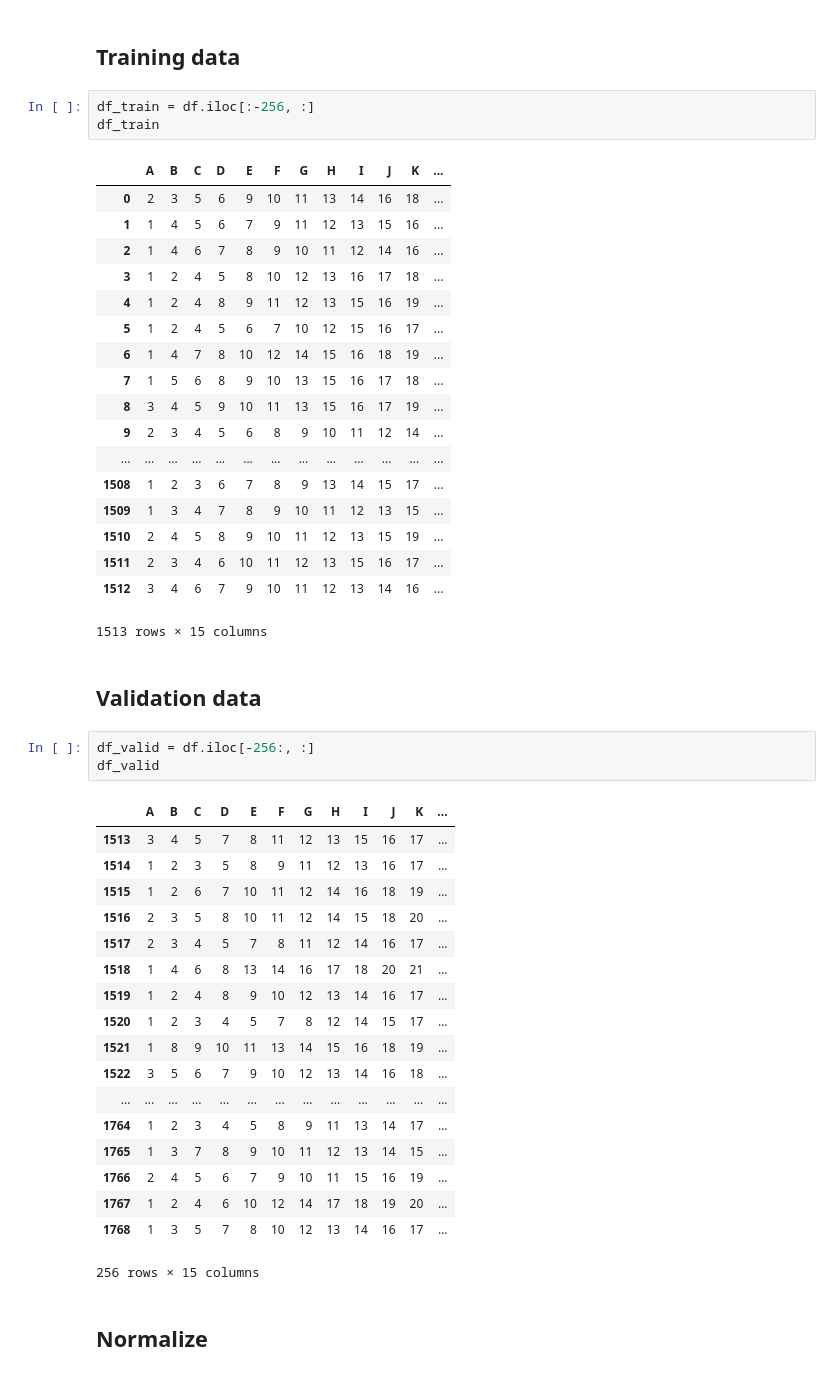
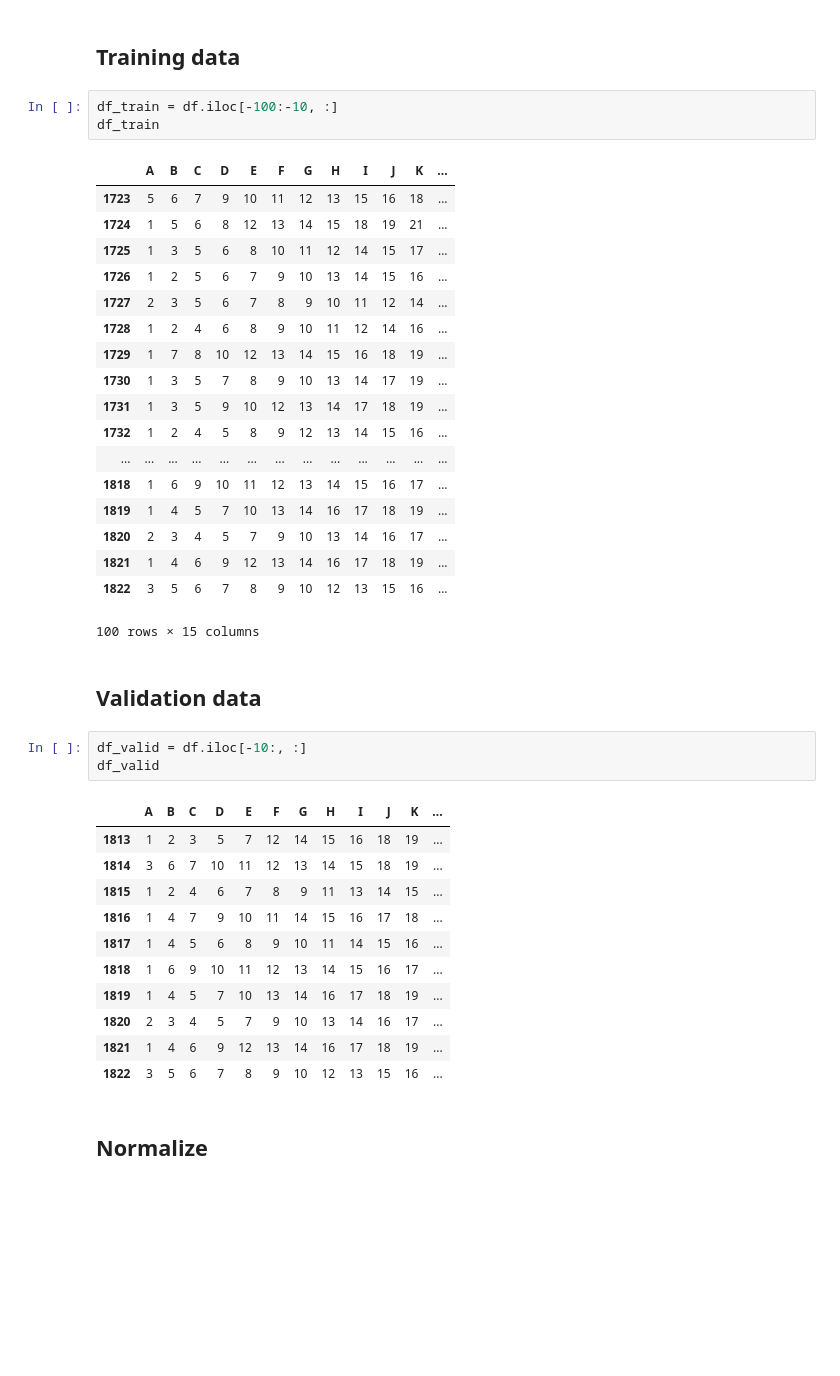
Before and after one commit to marceljm/lottery, a Jupyter notebook: lotofacil.ipynb, the cells around one changed output. Saved outputs shown, nothing was run; the diff lists cells and outputs as text; blank space fills up the shorter version.

```diff
--- a/lotofacil.ipynb
+++ b/lotofacil.ipynb
@@ -38,51 +38,44 @@ df
 # %% [markdown]
 ## Training data
 # %%
-df_train = df.iloc[:-256, :]
+df_train = df.iloc[-100:-10, :]
 df_train
 # %% [output]
 |  | A | B | C | D | E | F | G | H | I | J | K | ... |
-| 0 | 2 | 3 | 5 | 6 | 9 | 10 | 11 | 13 | 14 | 16 | 18 | ... |
-| 1 | 1 | 4 | 5 | 6 | 7 | 9 | 11 | 12 | 13 | 15 | 16 | ... |
-| 2 | 1 | 4 | 6 | 7 | 8 | 9 | 10 | 11 | 12 | 14 | 16 | ... |
-| 3 | 1 | 2 | 4 | 5 | 8 | 10 | 12 | 13 | 16 | 17 | 18 | ... |
-| 4 | 1 | 2 | 4 | 8 | 9 | 11 | 12 | 13 | 15 | 16 | 19 | ... |
-| 5 | 1 | 2 | 4 | 5 | 6 | 7 | 10 | 12 | 15 | 16 | 17 | ... |
-| 6 | 1 | 4 | 7 | 8 | 10 | 12 | 14 | 15 | 16 | 18 | 19 | ... |
-| 7 | 1 | 5 | 6 | 8 | 9 | 10 | 13 | 15 | 16 | 17 | 18 | ... |
-| 8 | 3 | 4 | 5 | 9 | 10 | 11 | 13 | 15 | 16 | 17 | 19 | ... |
-| 9 | 2 | 3 | 4 | 5 | 6 | 8 | 9 | 10 | 11 | 12 | 14 | ... |
+| 1723 | 5 | 6 | 7 | 9 | 10 | 11 | 12 | 13 | 15 | 16 | 18 | ... |
+| 1724 | 1 | 5 | 6 | 8 | 12 | 13 | 14 | 15 | 18 | 19 | 21 | ... |
+| 1725 | 1 | 3 | 5 | 6 | 8 | 10 | 11 | 12 | 14 | 15 | 17 | ... |
+| 1726 | 1 | 2 | 5 | 6 | 7 | 9 | 10 | 13 | 14 | 15 | 16 | ... |
+| 1727 | 2 | 3 | 5 | 6 | 7 | 8 | 9 | 10 | 11 | 12 | 14 | ... |
+| 1728 | 1 | 2 | 4 | 6 | 8 | 9 | 10 | 11 | 12 | 14 | 16 | ... |
+| 1729 | 1 | 7 | 8 | 10 | 12 | 13 | 14 | 15 | 16 | 18 | 19 | ... |
+| 1730 | 1 | 3 | 5 | 7 | 8 | 9 | 10 | 13 | 14 | 17 | 19 | ... |
+| 1731 | 1 | 3 | 5 | 9 | 10 | 12 | 13 | 14 | 17 | 18 | 19 | ... |
+| 1732 | 1 | 2 | 4 | 5 | 8 | 9 | 12 | 13 | 14 | 15 | 16 | ... |
 | ... | ... | ... | ... | ... | ... | ... | ... | ... | ... | ... | ... | ... |
-| 1508 | 1 | 2 | 3 | 6 | 7 | 8 | 9 | 13 | 14 | 15 | 17 | ... |
-| 1509 | 1 | 3 | 4 | 7 | 8 | 9 | 10 | 11 | 12 | 13 | 15 | ... |
-| 1510 | 2 | 4 | 5 | 8 | 9 | 10 | 11 | 12 | 13 | 15 | 19 | ... |
-| 1511 | 2 | 3 | 4 | 6 | 10 | 11 | 12 | 13 | 15 | 16 | 17 | ... |
-| 1512 | 3 | 4 | 6 | 7 | 9 | 10 | 11 | 12 | 13 | 14 | 16 | ... |
+| 1818 | 1 | 6 | 9 | 10 | 11 | 12 | 13 | 14 | 15 | 16 | 17 | ... |
+| 1819 | 1 | 4 | 5 | 7 | 10 | 13 | 14 | 16 | 17 | 18 | 19 | ... |
+| 1820 | 2 | 3 | 4 | 5 | 7 | 9 | 10 | 13 | 14 | 16 | 17 | ... |
+| 1821 | 1 | 4 | 6 | 9 | 12 | 13 | 14 | 16 | 17 | 18 | 19 | ... |
+| 1822 | 3 | 5 | 6 | 7 | 8 | 9 | 10 | 12 | 13 | 15 | 16 | ... |
-1513 rows × 15 columns
+100 rows × 15 columns
 # %% [markdown]
 ## Validation data
 # %%
-df_valid = df.iloc[-256:, :]
+df_valid = df.iloc[-10:, :]
 df_valid
 # %% [output]
 |  | A | B | C | D | E | F | G | H | I | J | K | ... |
-| 1513 | 3 | 4 | 5 | 7 | 8 | 11 | 12 | 13 | 15 | 16 | 17 | ... |
-| 1514 | 1 | 2 | 3 | 5 | 8 | 9 | 11 | 12 | 13 | 16 | 17 | ... |
-| 1515 | 1 | 2 | 6 | 7 | 10 | 11 | 12 | 14 | 16 | 18 | 19 | ... |
-| 1516 | 2 | 3 | 5 | 8 | 10 | 11 | 12 | 14 | 15 | 18 | 20 | ... |
-| 1517 | 2 | 3 | 4 | 5 | 7 | 8 | 11 | 12 | 14 | 16 | 17 | ... |
-| 1518 | 1 | 4 | 6 | 8 | 13 | 14 | 16 | 17 | 18 | 20 | 21 | ... |
-| 1519 | 1 | 2 | 4 | 8 | 9 | 10 | 12 | 13 | 14 | 16 | 17 | ... |
-| 1520 | 1 | 2 | 3 | 4 | 5 | 7 | 8 | 12 | 14 | 15 | 17 | ... |
-| 1521 | 1 | 8 | 9 | 10 | 11 | 13 | 14 | 15 | 16 | 18 | 19 | ... |
-| 1522 | 3 | 5 | 6 | 7 | 9 | 10 | 12 | 13 | 14 | 16 | 18 | ... |
-| ... | ... | ... | ... | ... | ... | ... | ... | ... | ... | ... | ... | ... |
-| 1764 | 1 | 2 | 3 | 4 | 5 | 8 | 9 | 11 | 13 | 14 | 17 | ... |
-| 1765 | 1 | 3 | 7 | 8 | 9 | 10 | 11 | 12 | 13 | 14 | 15 | ... |
-| 1766 | 2 | 4 | 5 | 6 | 7 | 9 | 10 | 11 | 15 | 16 | 19 | ... |
-| 1767 | 1 | 2 | 4 | 6 | 10 | 12 | 14 | 17 | 18 | 19 | 20 | ... |
-| 1768 | 1 | 3 | 5 | 7 | 8 | 10 | 12 | 13 | 14 | 16 | 17 | ... |
+| 1813 | 1 | 2 | 3 | 5 | 7 | 12 | 14 | 15 | 16 | 18 | 19 | ... |
+| 1814 | 3 | 6 | 7 | 10 | 11 | 12 | 13 | 14 | 15 | 18 | 19 | ... |
+| 1815 | 1 | 2 | 4 | 6 | 7 | 8 | 9 | 11 | 13 | 14 | 15 | ... |
+| 1816 | 1 | 4 | 7 | 9 | 10 | 11 | 14 | 15 | 16 | 17 | 18 | ... |
+| 1817 | 1 | 4 | 5 | 6 | 8 | 9 | 10 | 11 | 14 | 15 | 16 | ... |
+| 1818 | 1 | 6 | 9 | 10 | 11 | 12 | 13 | 14 | 15 | 16 | 17 | ... |
+| 1819 | 1 | 4 | 5 | 7 | 10 | 13 | 14 | 16 | 17 | 18 | 19 | ... |
+| 1820 | 2 | 3 | 4 | 5 | 7 | 9 | 10 | 13 | 14 | 16 | 17 | ... |
+| 1821 | 1 | 4 | 6 | 9 | 12 | 13 | 14 | 16 | 17 | 18 | 19 | ... |
+| 1822 | 3 | 5 | 6 | 7 | 8 | 9 | 10 | 12 | 13 | 15 | 16 | ... |
-256 rows × 15 columns
 # %% [markdown]
 ## Normalize
 # %%
```
Also changed, not shown: parts of 12 cells of this notebook, 2 other files.
